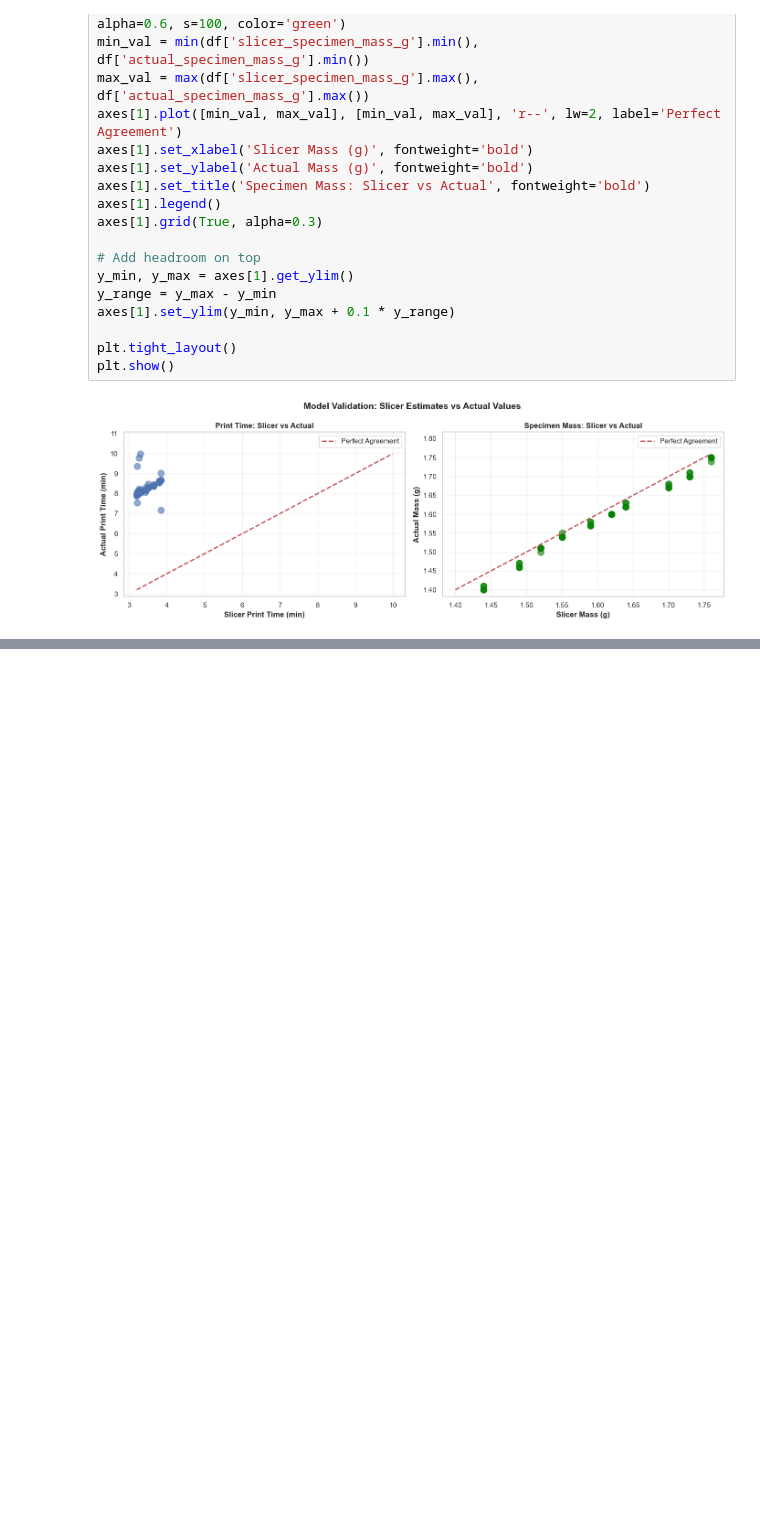
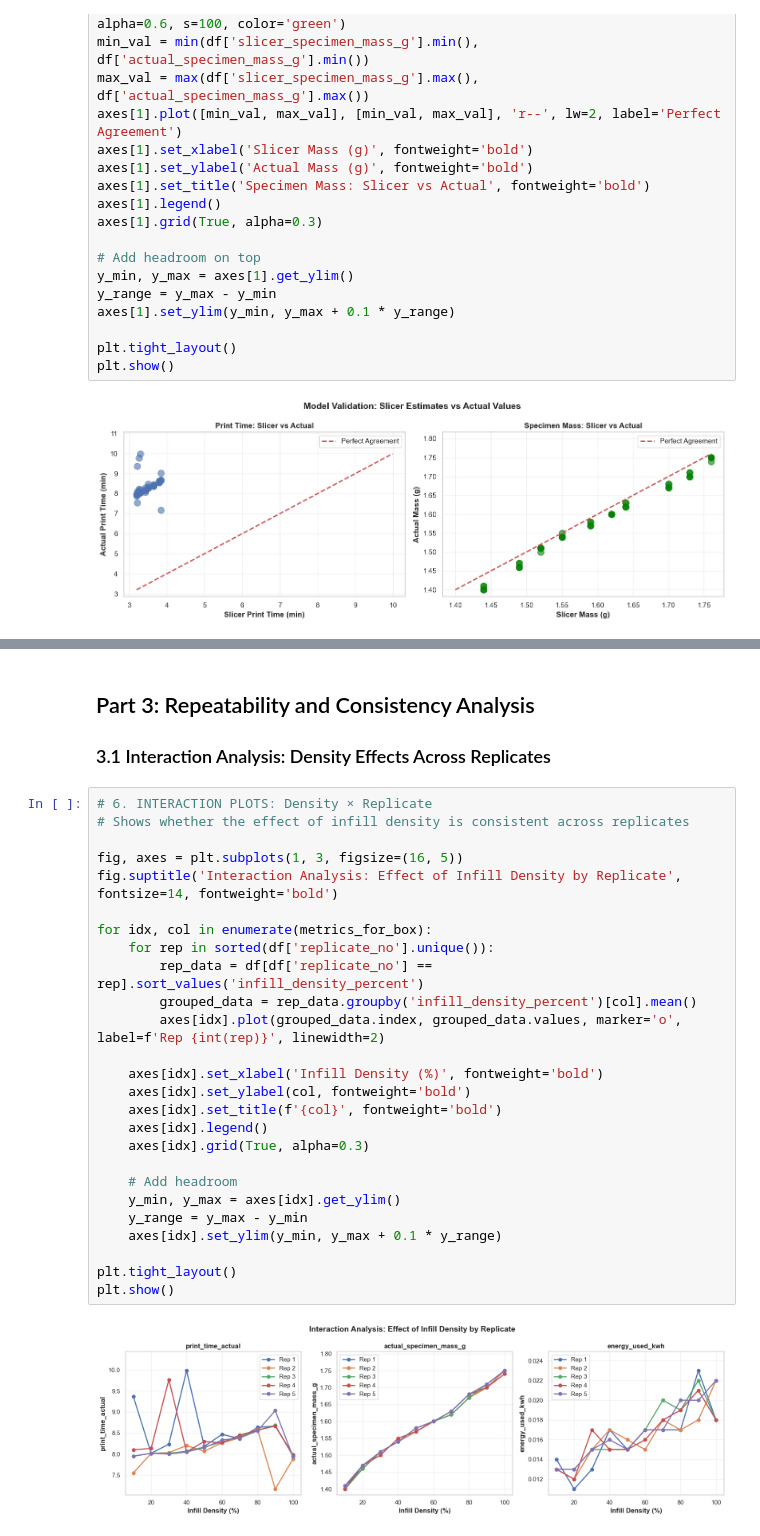
Before and after one commit to t1pen/PROJECT_OID, a Jupyter notebook: EDA.ipynb, the cells around one changed output, grey strips where cells are left out. Drawn from its saved outputs; the diff is of its cells as text; blank space fills up the shorter version.

```diff
--- a/EDA.ipynb
+++ b/EDA.ipynb
@@ -298,0 +291,32 @@ plt.show()
+# %% [markdown]
+## Part 3: Repeatability and Consistency Analysis
+
+### 3.1 Interaction Analysis: Density Effects Across Replicates
+# %%
+# 6. INTERACTION PLOTS: Density × Replicate
+# Shows whether the effect of infill density is consistent across replicates
+
+fig, axes = plt.subplots(1, 3, figsize=(16, 5))
+fig.suptitle('Interaction Analysis: Effect of Infill Density by Replicate', fontsize=14, fontweight='bold')
+
+for idx, col in enumerate(metrics_for_box):
+    for rep in sorted(df['replicate_no'].unique()):
+        rep_data = df[df['replicate_no'] == rep].sort_values('infill_density_percent')
+        grouped_data = rep_data.groupby('infill_density_percent')[col].mean()
+        axes[idx].plot(grouped_data.index, grouped_data.values, marker='o', label=f'Rep {int(rep)}', linewidth=2)
+
+    axes[idx].set_xlabel('Infill Density (%)', fontweight='bold')
+    axes[idx].set_ylabel(col, fontweight='bold')
+    axes[idx].set_title(f'{col}', fontweight='bold')
+    axes[idx].legend()
+    axes[idx].grid(True, alpha=0.3)
+
+    # Add headroom
+    y_min, y_max = axes[idx].get_ylim()
+    y_range = y_max - y_min
+    axes[idx].set_ylim(y_min, y_max + 0.1 * y_range)
+
+plt.tight_layout()
+plt.show()
+# %% [output]
+[figure, added]
```
Also changed, not shown: parts of 20 cells of this notebook.
